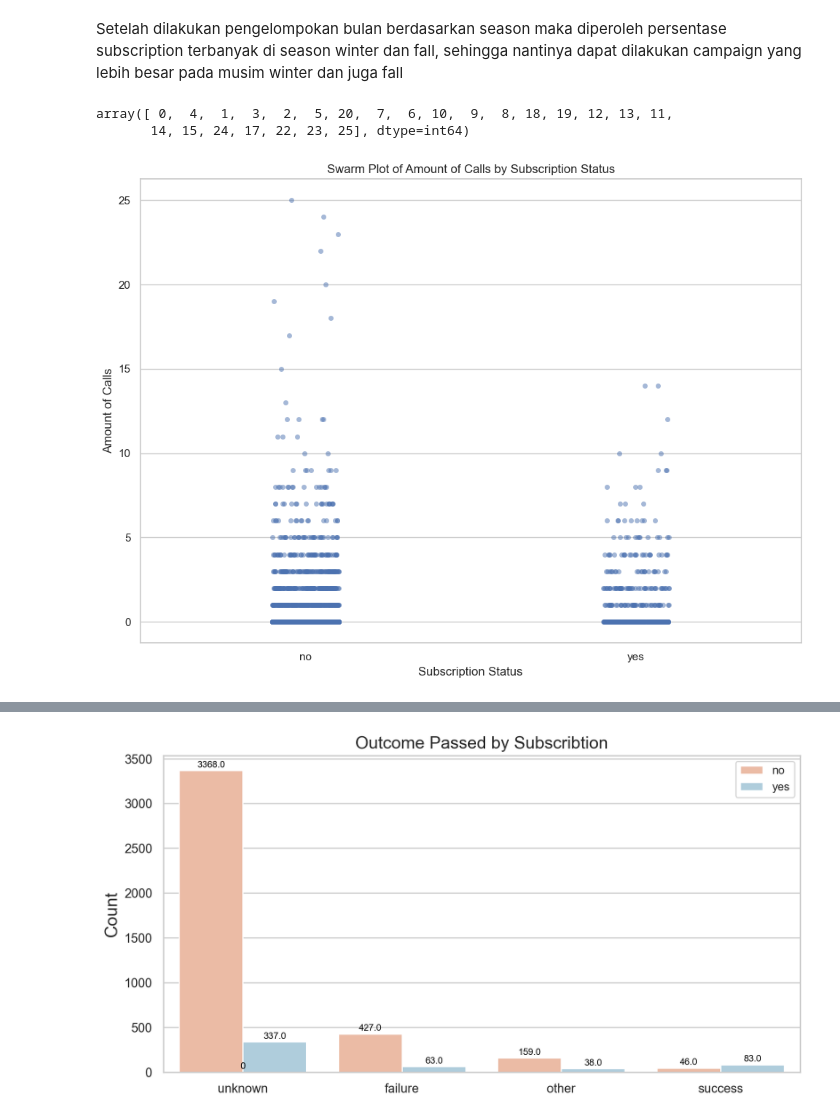
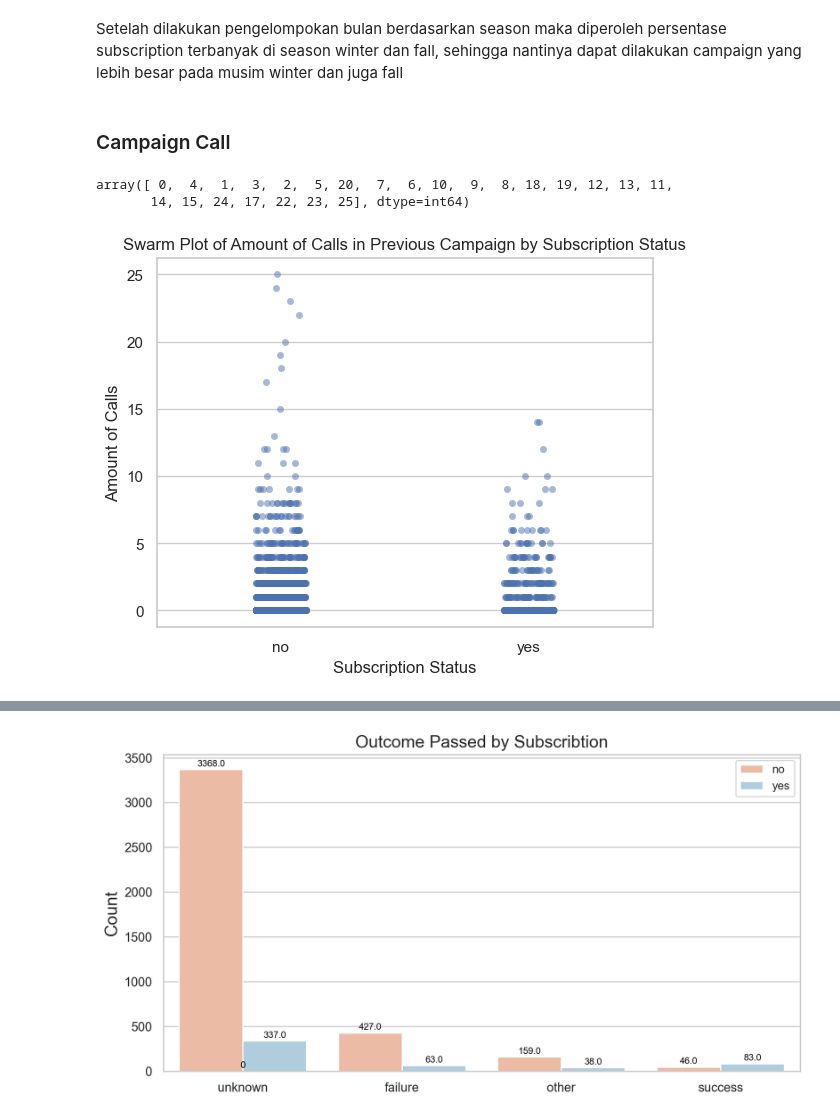
Before and after one commit to FTDS-SBY-002/-FTDS-002-SBY-group-002, a Jupyter notebook: EDA v1.ipynb, the cells around one changed output, grey strips where cells are left out. Cells and saved outputs as stored; diff of their text form; code cells hidden in the pictures.

```diff
--- a/EDA v1.ipynb
+++ b/EDA v1.ipynb
@@ -531,0 +684,33 @@ df["duration_category"] = new_duration
+# %%
+sns.set(style="whitegrid")
+
+fig, axes = plt.subplots(nrows=2, ncols=1, figsize=(12, 16))
+
+sns.countplot(x="day", data=df, palette="Set3", ax=axes[0])
+sns.barplot(x="percentage_subscribed", y="day", data=pivot_df, palette="Set3", ax=axes[1])
+
+for p in axes[0].patches:
+    axes[0].annotate(f'{p.get_height()}', (p.get_x() + p.get_width() / 2., p.get_height()),
+                     ha='center', va='center', xytext=(0, 10), textcoords='offset points')
+axes[0].set_title('Counts of Subscribed and Not Subscribed by day')
+axes[0].set_xlabel('day')
+axes[0].set_ylabel('Count')
+axes[0].tick_params(axis='x', rotation=45)
+axes[0].get_xticklabels()[0].set_ha('right')
+
+
+for p in axes[1].patches:
+    axes[1].annotate(f'{p.get_width():.2f}%', (p.get_width(), p.get_y() + p.get_height() / 2.),
+                     ha='left', va='center', xytext=(5, 0), textcoords='offset points')
+
+axes[1].set_title('day percentage for subscribed Campaign')
+axes[1].set_xlabel('Percentage (%)')
+axes[1].set_ylabel('day')
+axes[1].tick_params(axis='x', rotation=45)
+axes[1].get_xticklabels()[0].set_ha('right')
+
+
+plt.tight_layout()
+
+
+plt.show()
@@ -659,6 +850,8 @@ Passing `palette` without assigning `hue` is deprecated and will be removed in v
 [figure]
 # %% [markdown]
 Setelah dilakukan pengelompokan bulan berdasarkan season maka diperoleh persentase subscription terbanyak di season winter dan fall, sehingga nantinya dapat dilakukan campaign yang lebih besar pada musim winter dan juga fall
+# %% [markdown]
+### Campaign Call
 # %%
 df["previous"].unique()
 # %% [output]
@@ -666,9 +859,9 @@ array([ 0,  4,  1,  3,  2,  5, 20,  7,  6, 10,  9,  8, 18, 19, 12, 13, 11,
        14, 15, 24, 17, 22, 23, 25], dtype=int64)
 # %%
 sns.stripplot(x="subscribed", y="previous", data=df, jitter=True, alpha=0.5)
-plt.title('Swarm Plot of Amount of Calls by Subscription Status')
+plt.title('Swarm Plot of Amount of Calls in Previous Campaign by Subscription Status')
 plt.xlabel('Subscription Status')
 plt.ylabel('Amount of Calls')
 plt.show()
 # %% [output]
-[figure, old version]
+[figure, new version]
```
Also changed, not shown: parts of 28 cells of this notebook, 1 other file.
